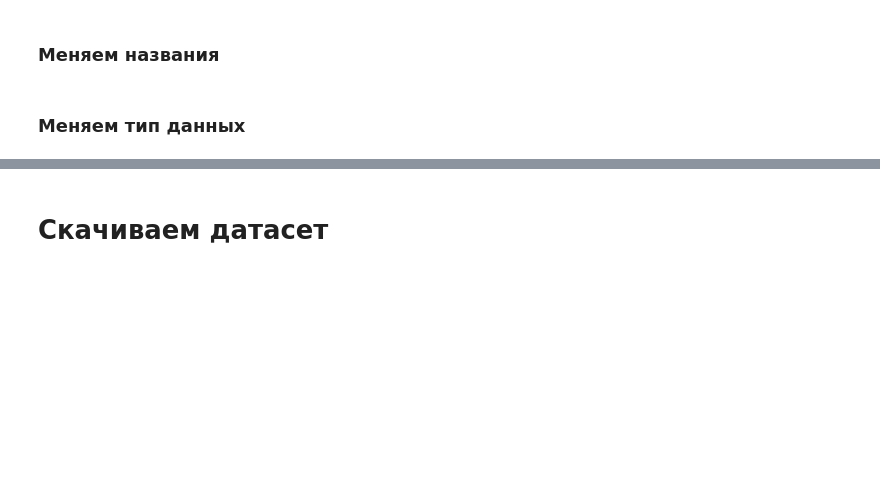
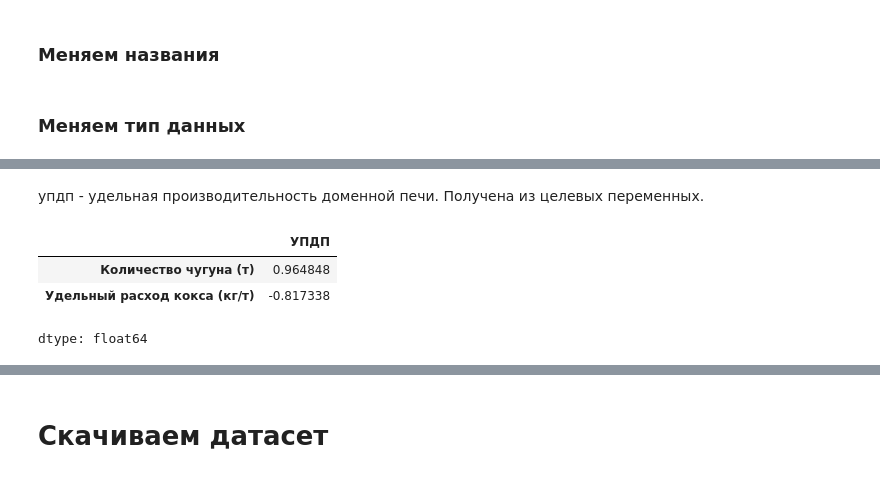
Before and after one commit to notKguin/MMK-Informservice, a Jupyter notebook: final_project/project/ML_intensive_final_project_cleaned.ipynb, the cells around one changed output, grey strips where cells are left out. Saved outputs shown, nothing was run; the diff lists cells and outputs as text; code cells hidden in the pictures; blank space fills up the shorter version.

```diff
--- a/final_project/project/ML_intensive_final_project_cleaned.ipynb
+++ b/final_project/project/ML_intensive_final_project_cleaned.ipynb
@@ -271,0 +381,9 @@ df[['Колошниковый газ (CO₂)', 'Колошниковый газ
+# %% [markdown]
+упдп - удельная производительность доменной печи. Получена из целевых переменных.
+# %%
+df[['УПДП', 'Количество чугуна (т)', 'Удельный расход кокса (кг/т)']].corr().loc['УПДП', ['Количество чугуна (т)', 'Удельный расход кокса (кг/т)']]
+# %% [output]
+|  | УПДП |
+| Количество чугуна (т) | 0.964848 |
+| Удельный расход кокса (кг/т) | -0.817338 |
+dtype: float64
```
Also changed, not shown: parts of 43 cells of this notebook.
